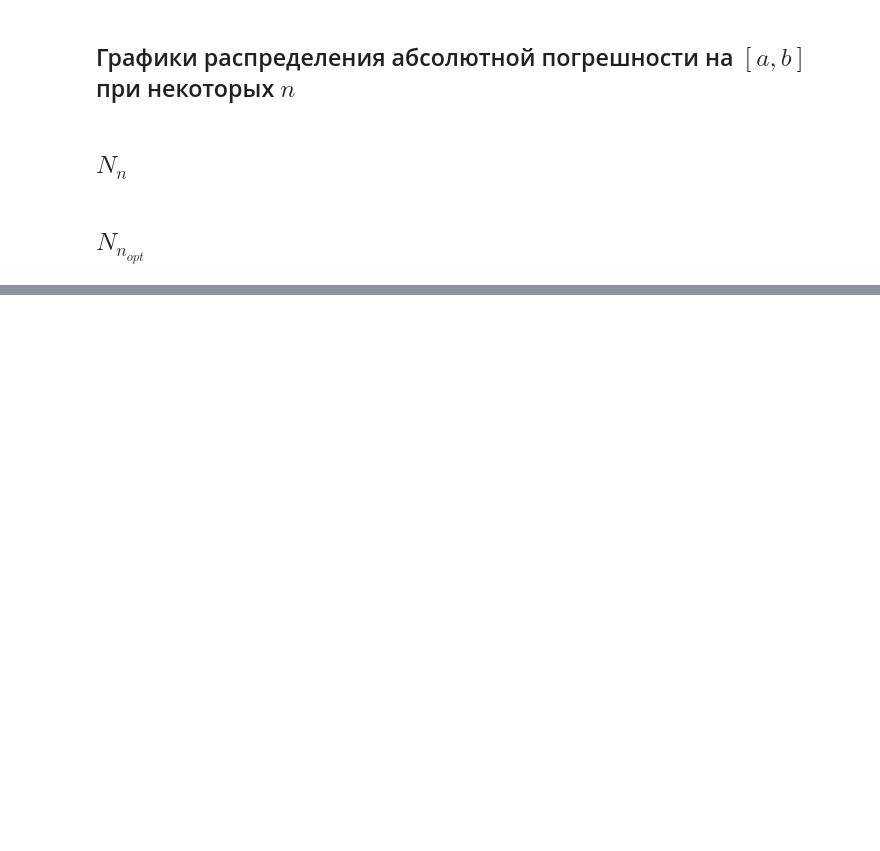
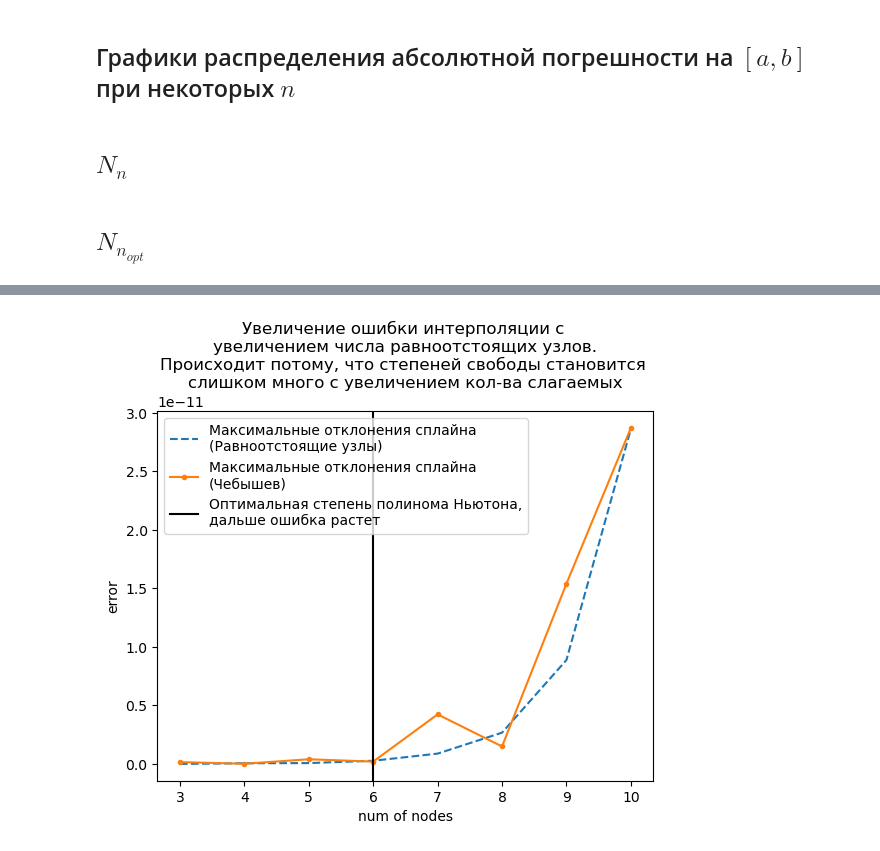
Before and after one commit to verse-chorus/NumericalMethodsSPbU, a Jupyter notebook: Interpolation/Cubic_spline.ipynb, the cells around one changed output, grey strips where cells are left out. Cells and saved outputs as stored; diff of their text form; code cells hidden in the pictures; blank space fills up the shorter version.

```diff
--- a/Interpolation/Cubic_spline.ipynb
+++ b/Interpolation/Cubic_spline.ipynb
@@ -402,0 +311,32 @@ plt.show()
+# %%
+r3, r4 = [], []
+nodes = []
+mds = np.linspace(a,b,k)
+for n_nodes in range(3, max_nodes + 1):
+    newt_mds, opt_newt_mds = [], []
+
+    # initialize splines
+    newt = Newton(a, b, n_nodes)
+    opt_newt = Newton(a, b, n_nodes, 'optimal')
+
+    # Ищем отклонения
+    for point in mds:
+        newt_mds.append(newt(point))
+
+        # point = max(opt_spline.x[0], min(opt_spline.x[-1], point))
+        opt_newt_mds.append(opt_newt(point))
+
+    # Отклонения
+    RSn_max = max(np.abs(np.array(func_mds) - np.array(newt_mds)))
+    RSn_opt_max = max(np.abs(np.array(func_mds) - np.array(opt_newt_mds)))
+
+    r3.append(RSn_max)
+    r4.append(RSn_opt_max)
+    nodes.append(n_nodes)
+# %%
+df = pd.DataFrame({
+    'num of nodes': nodes,
+    'RSn_max': r3,
+    'RSn_opt_max': r4,
+})
+df
@@ -402,0 +353,11 @@ plt.show()
+# %%
+plt.plot(df['num of nodes'], df['RSn_max'], '--', label='Максимальные отклонения сплайна\n(Равноотстоящие узлы)')
+plt.plot(df['num of nodes'], df['RSn_opt_max'], '.-', label='Максимальные отклонения сплайна\n(Чебышев)')
+plt.title(f'Увеличение ошибки интерполяции с \nувеличением числа равноотстоящих узлов.\nПроисходит потому, что степеней свободы становится \nслишком много с увеличением кол-ва слагаемых')
+plt.xlabel(f'num of nodes')
+plt.ylabel(f'error')
+plt.axvline(x=6, color='black', label='Оптимальная степень полинома Ньютона,\nдальше ошибка растет')
+plt.legend()
+plt.show()
+# %% [output]
+[figure, added]
```
Also changed, not shown: parts of 20 cells of this notebook, 1 other file.
